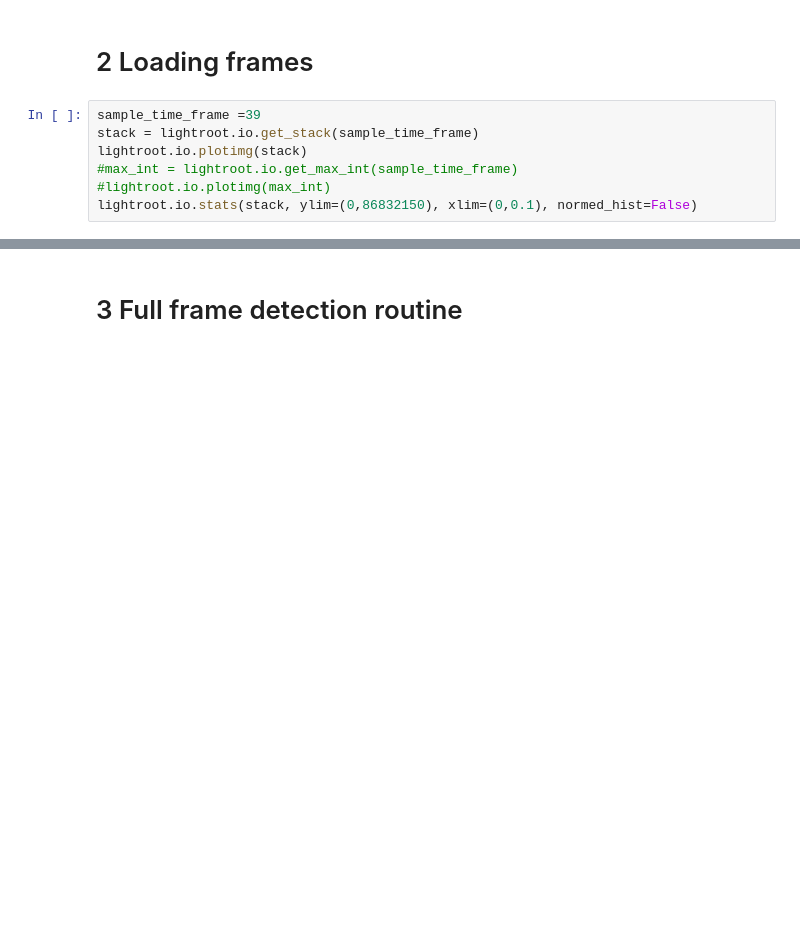
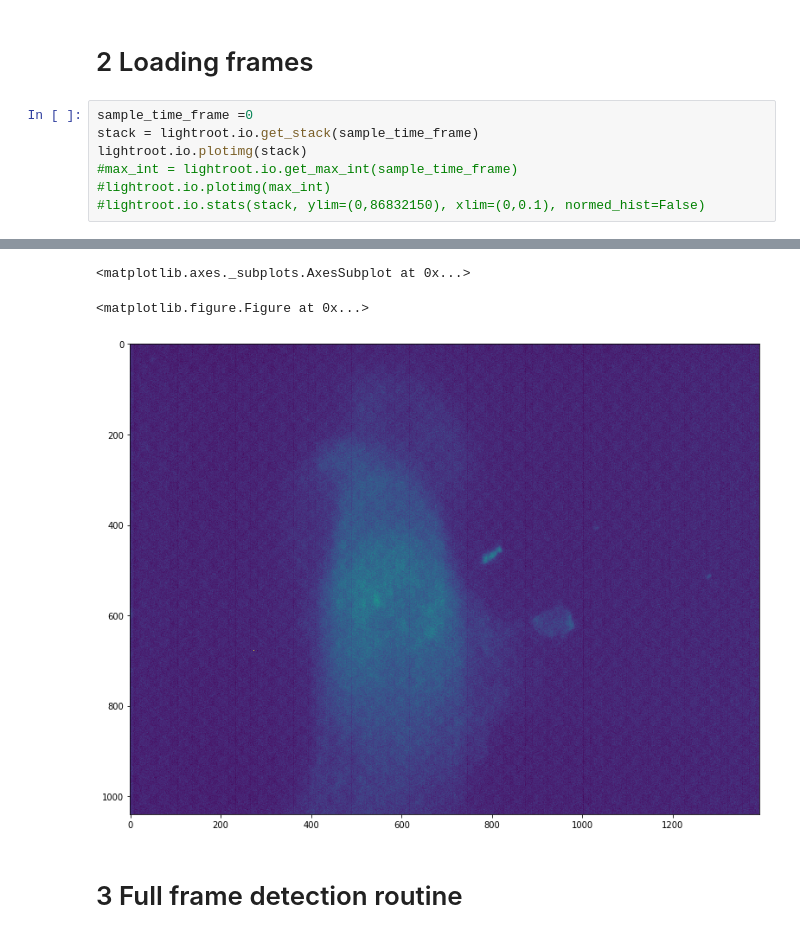
Before and after one commit to GiovanniSena/LSFM-CYCB_analysis, a Jupyter notebook: sample.ipynb, the cells around one changed output, grey strips where cells are left out. Drawn from its saved outputs; the diff is of its cells as text; blank space fills up the shorter version.

```diff
--- a/sample.ipynb
+++ b/sample.ipynb
@@ -17,9 +17,10 @@ lightroot.SETTINGS["maxint_files"] = pth+"Run0140_tp{}_MIP.tif"
 # %% [markdown]
 # 2 Loading frames
 # %%
-sample_time_frame =39
+sample_time_frame =0
 stack = lightroot.io.get_stack(sample_time_frame)
 lightroot.io.plotimg(stack)
 #max_int = lightroot.io.get_max_int(sample_time_frame)
 #lightroot.io.plotimg(max_int)
-lightroot.io.stats(stack, ylim=(0,86832150), xlim=(0,0.1), normed_hist=False)
+#lightroot.io.stats(stack, ylim=(0,86832150), xlim=(0,0.1), normed_hist=False)
+# %% [output]
@@ -26,3 +28,6 @@ lightroot.io.stats(stack, ylim=(0,86832150), xlim=(0,0.1), normed_hist=False)
+<matplotlib.axes._subplots.AxesSubplot at 0x...>
+<matplotlib.figure.Figure at 0x...>
+[figure, added]
 # %% [markdown]
 # 3 Full frame detection routine
 # %%
```
Also changed, not shown: parts of 11 cells of this notebook, 7 other files.
